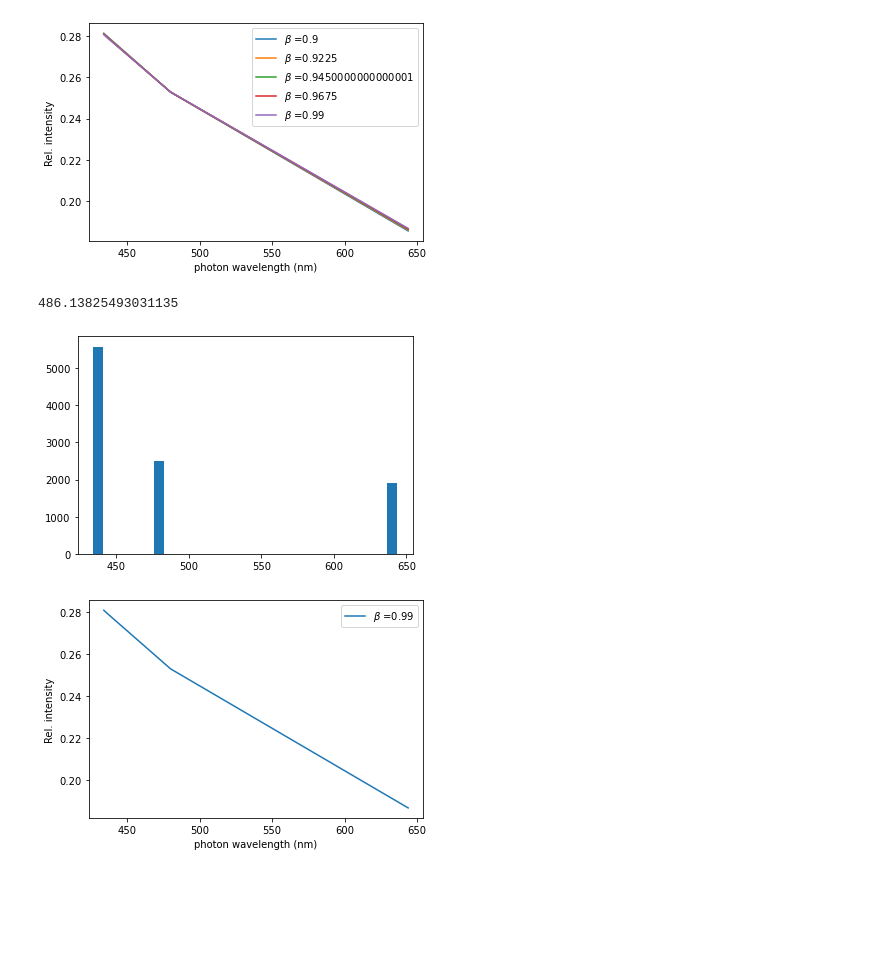
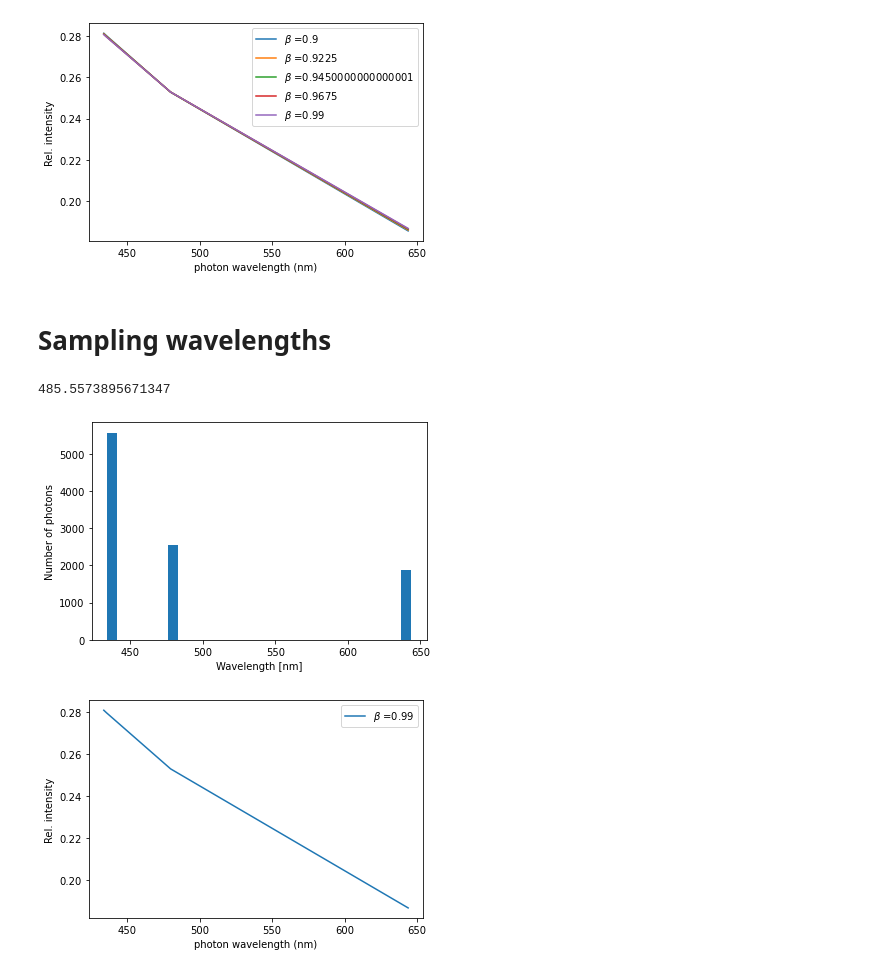
Before and after one commit to eklem1/OD_work, a Jupyter notebook: CherenkovLight.ipynb, the cells around one changed output. Drawn from its saved outputs; the diff is of its cells as text; code cells hidden in the pictures; blank space fills up the shorter version.

```diff
--- a/CherenkovLight.ipynb
+++ b/CherenkovLight.ipynb
@@ -41,7 +41,7 @@ freq_od = 3e17/wavelengths_od
 
 #Only take the ~near visible range (where photomultiplier tubes are sensitive).
 #This is the tail of the Cherenkov emission spectrum.
-# cut = [3,7]
+cut = [3,7]
 # cut = [0,len(n)]
 
 freq = freq[cut[0]:cut[1]]
@@ -83,20 +83,24 @@ plt.legend()
 plt.show()
 # %% [output]
 [figure]
+# %% [markdown]
+# Sampling wavelengths
 # %%
 # sample wavelengths from above
 E_loss, E_loss_rel = IntensityWavelength(freq, .99, n)
 
 photonWavelen = np.random.choice(wavelengths, p=E_loss_rel, size=10000)
 
 # print(photonWavelen)
 
 print(np.average(photonWavelen))
 plt.hist(photonWavelen, bins=30)
+plt.xlabel("Wavelength [nm]")
+plt.ylabel("Number of photons")
 plt.show()
 # %% [output]
-486.13825493031135
+485.5573895671347
-[figure, old version]
+[figure, new version]
 # %%
 def IntensityWavelength(freq, beta, n):
     E_loss = 1.0/(4*np.pi) * freq*(1.0 - 1.0/(beta**2.0 * n**2.0))
```
Also changed, not shown: parts of 6 cells of this notebook, 3 other files.
